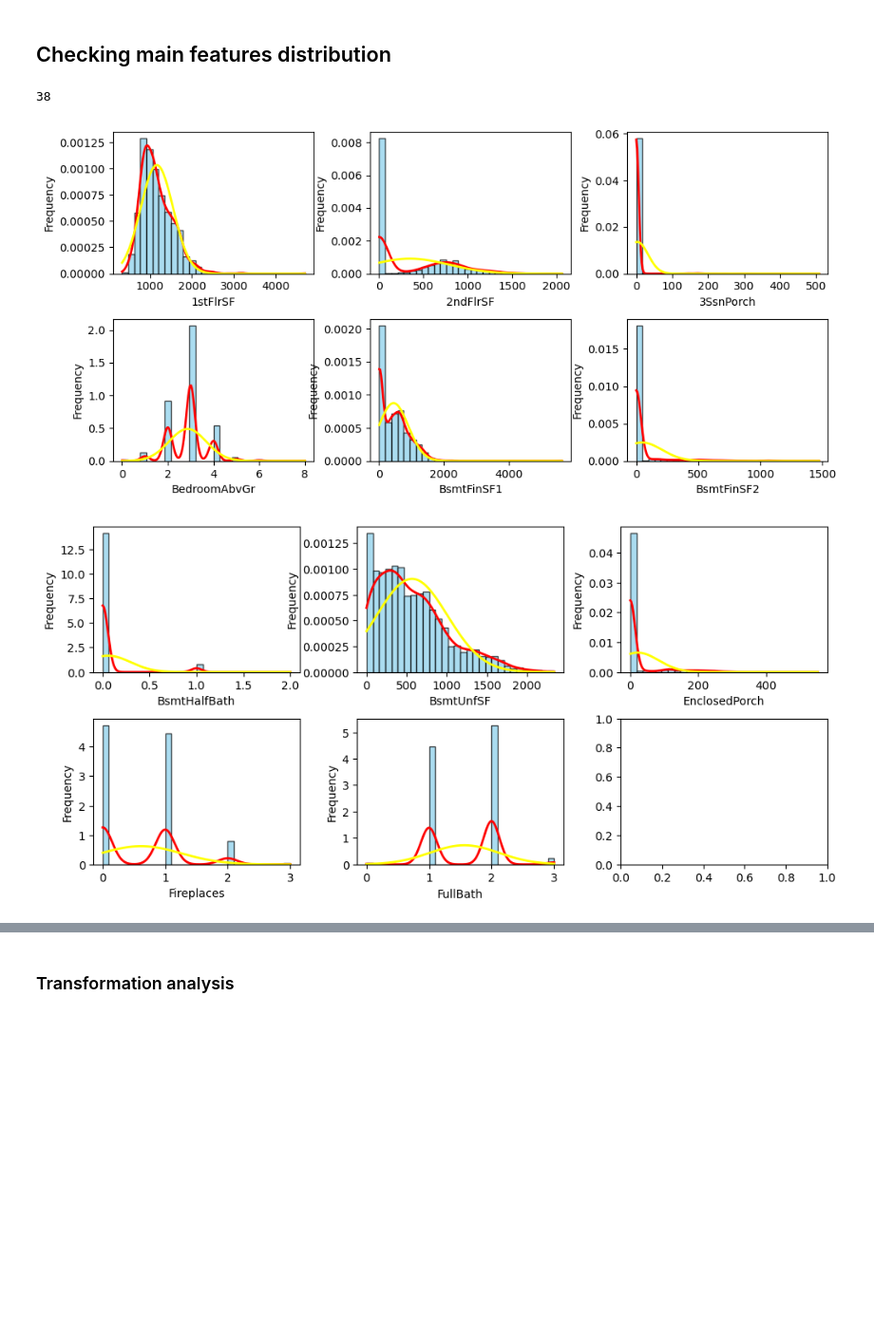
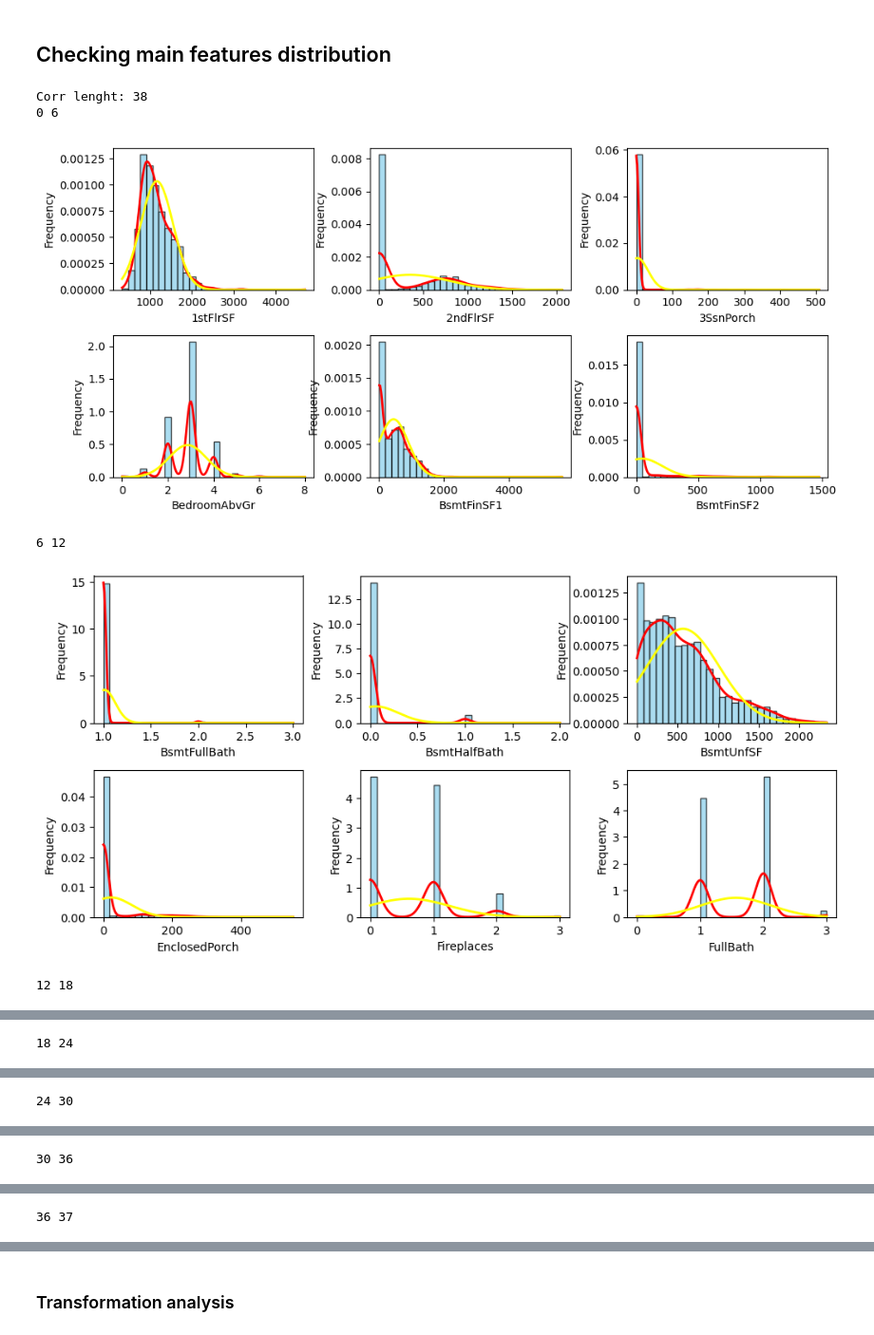
Before and after one commit to javrudsky/machine_learning, a Jupyter notebook: kaggle/housing/housing_v2.ipynb, the cells around one changed output, grey strips where cells are left out. Shown at 95% size. Cells and saved outputs as stored; diff of their text form; code cells hidden in the pictures; blank space fills up the shorter version.

```diff
--- a/kaggle/housing/housing_v2.ipynb
+++ b/kaggle/housing/housing_v2.ipynb
@@ -898,17 +942,18 @@ Name: count, dtype: int64
 Trying to fill null values based on documentation and data analysis examining each column individually.<BR>
 Fixing columns in EDA to be able to check distribution on features
 # %%
-def fix_nulls(df, df_train):
-    print("Total null columns Before:", len(df.columns[df.isnull().sum() > 0]))
+def fix_nulls(df, df_train, debug=False):
+    if debug:
+      print("Total null columns Before:", len(df.columns[df.isnull().sum() > 0]))
     # Let's apply "None" to all nans
-    df["MiscFeature"] = df["MiscFeature"].fillna("None")
+    df["MiscFeature"] = df["MiscFeature"].fillna("NA")
 
     df[df["LotFrontage"].isnull()]["LotFrontage"]
     # Let's set to the mean to lotFrontage. Always using train data to "learn" values
     df["LotFrontage"] = df["LotFrontage"].fillna(df_train[df_train["LotFrontage"].notnull()]["LotFrontage"].mean())
 
     # Setting "None" to Alley
-    df["Alley"] = df["Alley"].fillna("None")
+    df["Alley"] = df["Alley"].fillna("NA")
 
     # Setting "None" to MasVnrType (Masonry Veneer Type)
     df["MasVnrType"] = df["MasVnrType"].fillna("None")
@@ -962,7 +1007,8 @@ def fix_nulls(df, df_train):
     df["GarageArea"] = df["GarageCars"].fillna(0)
     df["SaleType"] = df["SaleType"].fillna(df_train[df_train["SaleType"].notnull()]["SaleType"].mode()[0])
 
-    print("Total null columns After:", len(df.columns[df.isnull().sum() > 0]))
+    if debug:
+      print("Total null columns After:", len(df.columns[df.isnull().sum() > 0]))
 
     return df
 
@@ -1261,30 +1326,40 @@ show_target_pairplot(df_data, pp_feat, LOGP_TARGET_COL)
 ## Checking main features distribution
 # %%
 all_corr = np.unique(np.concatenate((corr_features_target, corr_features)))
-print(len(all_corr))
-show_distribution(df_data, all_corr[:6].tolist())
-show_distribution(df_data, all_corr[7:12].tolist())
-show_distribution(df_data, all_corr[12:18].tolist())
-show_distribution(df_data, all_corr[18:22].tolist())
+corr_len = len(all_corr)
+print("Corr lenght:", corr_len)
+
+df = fix_nulls(df_data, df_data)
+
+step = 6
+s = 0
+e = step
+for i in range(s, corr_len, step):
+    print(s, e)
+    show_distribution(df_data, all_corr[s:e].tolist())
+    s+=step
+    e = min(s+step, corr_len - 1)
 
 # Observations
 # 1stFlrSF is heavy right skewed. Need to check outliers. Also it seems to have the same information than GrLivArea. Check removing or fixing the right skeew using log1p
 # 2ndFlrSF is right skewed and it has a lot of 0. Suppose corresponds to houses not having 2nd floor. Maybe create a Has2ndFloor feature? Also check outliers.
-# 3ssnPorch seems to be a constant  col. Check removal. If not, Has3SsnPorch?
-# Same for EnclosedPorch
 # GarageCars and GarageArea should provide the similar information. Try removing or using some combination. There are also several values = 0. Complement with field HasGarage 1/0
 # There are a few samples having 3 bathrooms. Check if the related price. Consider creating a Has3Baths feature, or clipping value to 2.
 # HalfBath mostly 0-1. Consider HasHalfBath
 # Check 0 values in BedroomAbvGr
 # BsmtFinSF1 has a lot of 0. Add HasBsmt 1/0.
-# BsmtFinSF2 Almost constant. Check
-# BsmtHalfBath almost constant.
 # Compare garage built with house built year. Check if has any signal.
 # FullBath, a very few values > 2. Check signal. Consider adding HasFullBath
-# KitchenAbvGr, a few values above 1. Almost constant, check signal.
 # LotArea has 0 values? If yes, fix. Not possible data
-# LowQualFinSF is almost constant. Check removal
+# ScreenPorch, MiscVal, LowQualFinSF, KitchenAbvGr, 3ssnPorch, LowQualFinSF, EnclosedPorch, BsmtFinSF2, BsmtFullBath and BsmtHalfBath are almost constant. Check removal
+# LotArea, LotFrontage, OpenPorchSF, WoodDeckSF, TotalBsmtSF heavy right skewed. -> Log1p?
+# PoolArea, OpenPorchSF, WoodDeckSF mostly 0. Add binary
+# YearBuilt is left skewed... Transformation?
+# What to do with YearRemodAdd?
 # %% [output]
-38
+Corr lenght: 38
+0 6
 [figure]
+6 12
-[figure, old version]
+[figure, new version]
+12 18
@@ -1291,0 +1367 @@ show_distribution(df_data, all_corr[18:22].tolist())
+18 24
@@ -1292,0 +1369 @@ show_distribution(df_data, all_corr[18:22].tolist())
+24 30
@@ -1292,0 +1371 @@ show_distribution(df_data, all_corr[18:22].tolist())
+30 36
@@ -1292,0 +1373 @@ show_distribution(df_data, all_corr[18:22].tolist())
+36 37
```
Also changed, not shown: parts of 62 cells of this notebook.
